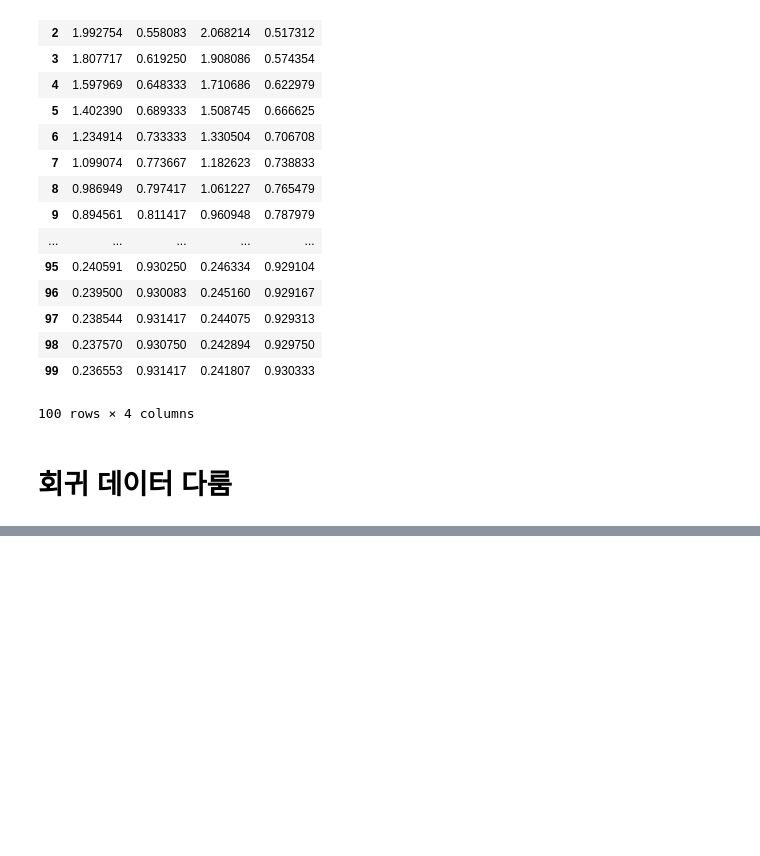
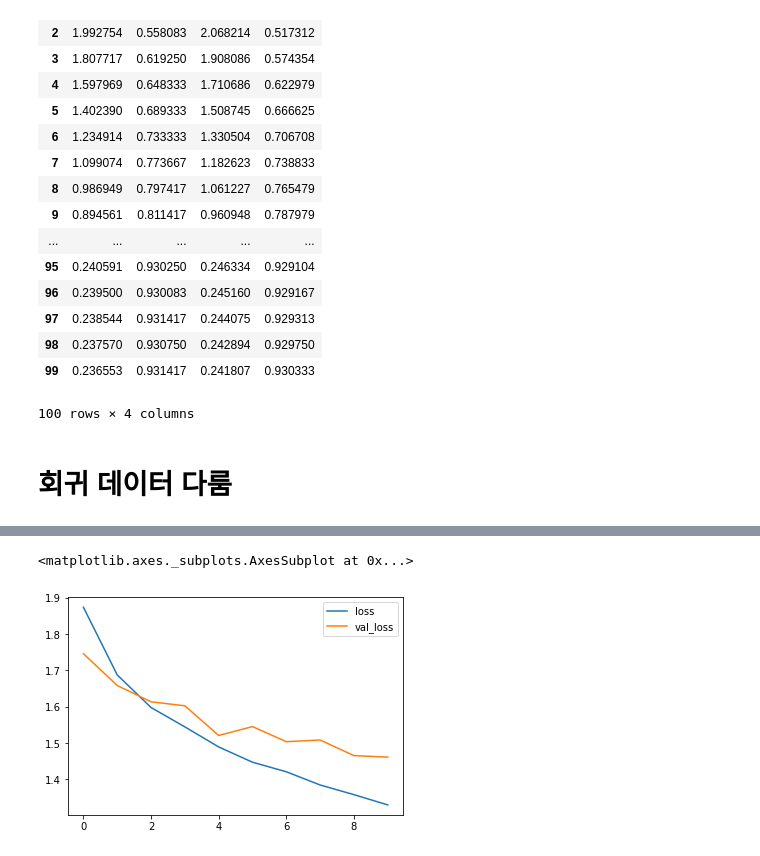
Before and after one commit to AveryCastle/python_dl, a Jupyter notebook: Day4-Tensorflow.ipynb, the cells around one changed output, grey strips where cells are left out. Cells and saved outputs as stored; diff of their text form; code cells hidden in the pictures; blank space fills up the shorter version.

```diff
--- a/Day4-Tensorflow.ipynb
+++ b/Day4-Tensorflow.ipynb
@@ -134,0 +243,3 @@ pd.DataFrame(X, columns=columns)
+# %%
+X_train = X_train.reshape(-1, 32*32*3)
+X_test = X_test.reshape(-1, 32*32*3)
@@ -134,0 +250,11 @@ pd.DataFrame(X, columns=columns)
+# %%
+model = Sequential()
+
+model.add(Dense(400, input_shape=(32*32*3,), activation='relu'))
+model.add(Dense(600, activation='relu'))
+model.add(Dense(200, activation='relu'))
+model.add(Dense(10, activation='softmax'))
+
+model.compile(loss=categorical_crossentropy, optimizer='adam', metrics=['acc'])
+# %%
+history = model.fit(X_train, Y_train, batch_size=100, epochs=10, validation_split=0.2)
@@ -134,0 +279,7 @@ pd.DataFrame(X, columns=columns)
+# %%
+train_result = pd.DataFrame(history.history)
+# %%
+train_result[['loss', 'val_loss']].plot()
+# %% [output]
+<matplotlib.axes._subplots.AxesSubplot at 0x...>
+[figure, added]
```
Also changed, not shown: parts of 37 cells of this notebook, 8 other files.
